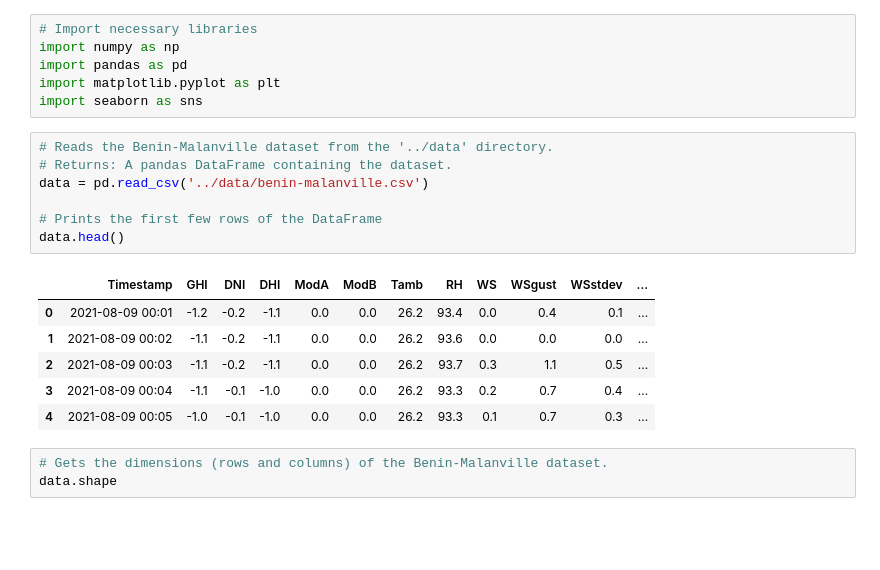
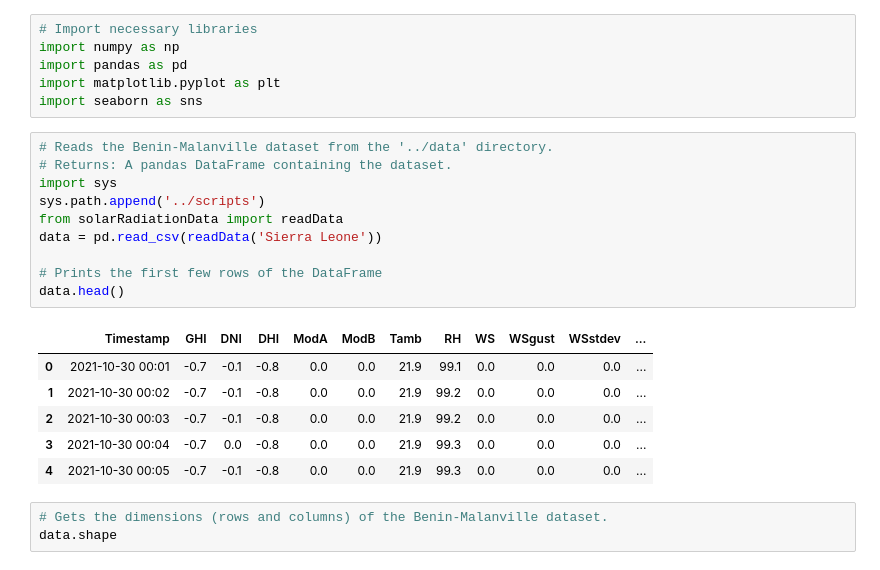
Before and after one commit to GuleWako/10Academy-Week-0-Solar-Radiation-Data-Analysis, a Jupyter notebook: notebooks/solarRadiationEmpl.ipynb, the cells around one changed output. Cells and saved outputs as stored; diff of their text form; blank space fills up the shorter version.

Commit message:
refactor the function into scripts folder

```diff
--- a/notebooks/solarRadiationEmpl.ipynb
+++ b/notebooks/solarRadiationEmpl.ipynb
@@ -7,17 +7,20 @@ import seaborn as sns
 # %%
 # Reads the Benin-Malanville dataset from the '../data' directory.
 # Returns: A pandas DataFrame containing the dataset.
-data = pd.read_csv('../data/benin-malanville.csv')
+import sys
+sys.path.append('../scripts')
+from solarRadiationData import readData
+data = pd.read_csv(readData('Sierra Leone'))
 
 # Prints the first few rows of the DataFrame
 data.head()
 # %% [output]
 |  | Timestamp | GHI | DNI | DHI | ModA | ModB | Tamb | RH | WS | WSgust | WSstdev | ... |
-| 0 | 2021-08-09 00:01 | -1.2 | -0.2 | -1.1 | 0.0 | 0.0 | 26.2 | 93.4 | 0.0 | 0.4 | 0.1 | ... |
-| 1 | 2021-08-09 00:02 | -1.1 | -0.2 | -1.1 | 0.0 | 0.0 | 26.2 | 93.6 | 0.0 | 0.0 | 0.0 | ... |
-| 2 | 2021-08-09 00:03 | -1.1 | -0.2 | -1.1 | 0.0 | 0.0 | 26.2 | 93.7 | 0.3 | 1.1 | 0.5 | ... |
-| 3 | 2021-08-09 00:04 | -1.1 | -0.1 | -1.0 | 0.0 | 0.0 | 26.2 | 93.3 | 0.2 | 0.7 | 0.4 | ... |
-| 4 | 2021-08-09 00:05 | -1.0 | -0.1 | -1.0 | 0.0 | 0.0 | 26.2 | 93.3 | 0.1 | 0.7 | 0.3 | ... |
+| 0 | 2021-10-30 00:01 | -0.7 | -0.1 | -0.8 | 0.0 | 0.0 | 21.9 | 99.1 | 0.0 | 0.0 | 0.0 | ... |
+| 1 | 2021-10-30 00:02 | -0.7 | -0.1 | -0.8 | 0.0 | 0.0 | 21.9 | 99.2 | 0.0 | 0.0 | 0.0 | ... |
+| 2 | 2021-10-30 00:03 | -0.7 | -0.1 | -0.8 | 0.0 | 0.0 | 21.9 | 99.2 | 0.0 | 0.0 | 0.0 | ... |
+| 3 | 2021-10-30 00:04 | -0.7 | 0.0 | -0.8 | 0.0 | 0.0 | 21.9 | 99.3 | 0.0 | 0.0 | 0.0 | ... |
+| 4 | 2021-10-30 00:05 | -0.7 | -0.1 | -0.8 | 0.0 | 0.0 | 21.9 | 99.3 | 0.0 | 0.0 | 0.0 | ... |
 # %%
 # Gets the dimensions (rows and columns) of the Benin-Malanville dataset.
 data.shape
```
Also changed, not shown: 2 other files.
